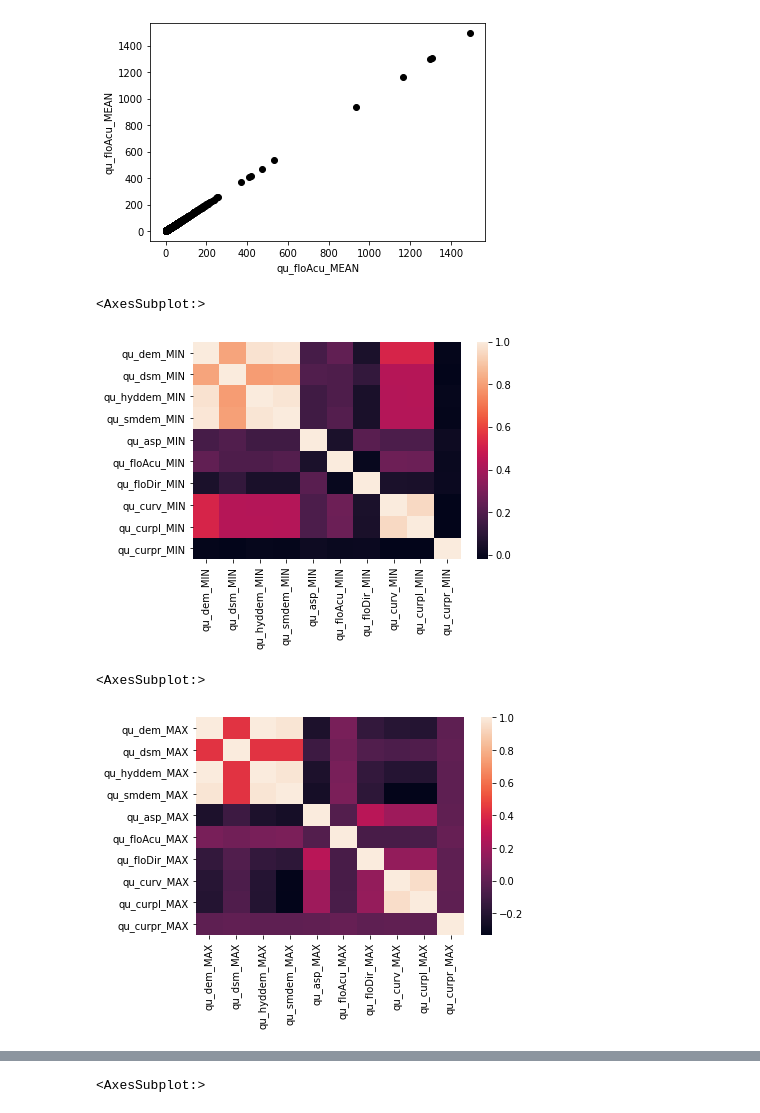
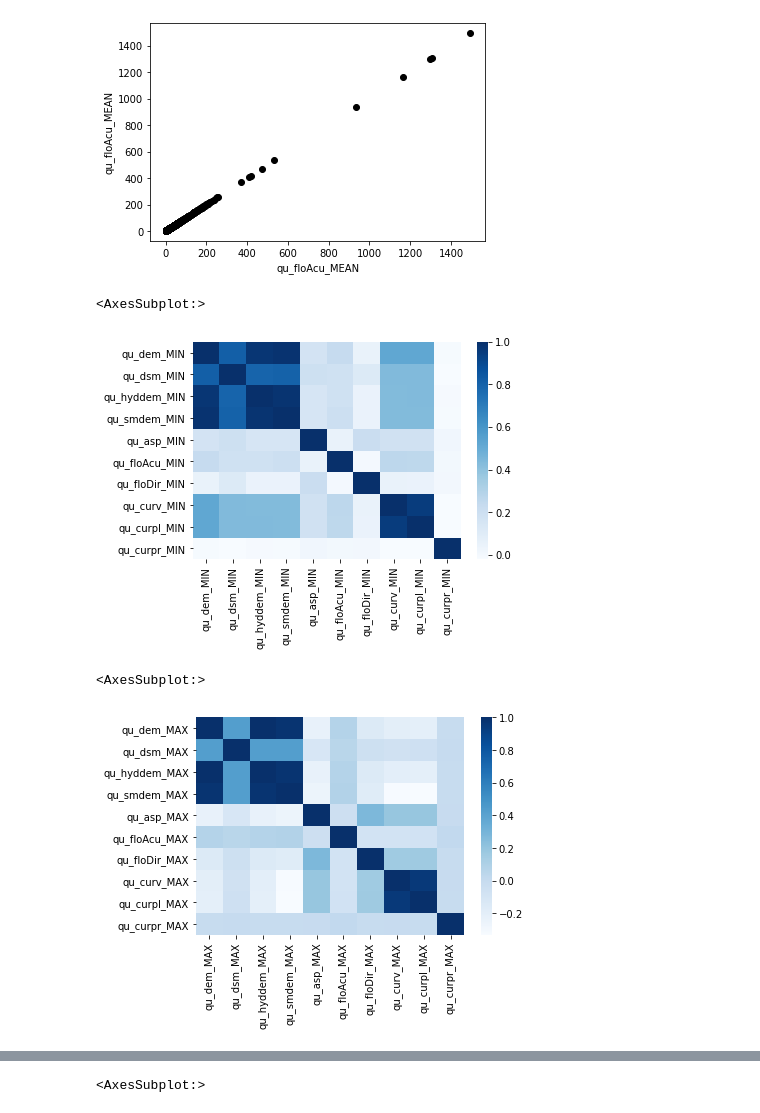
Before and after one commit to michael-suggs/earth-science-svsm, a Jupyter notebook: earthScienceDataFrame0.ipynb, the cells around one changed output, grey strips where cells are left out. Saved outputs shown, nothing was run; the diff lists cells and outputs as text; code cells hidden in the pictures.

Commit message:
Added Blue Heatmaps

```diff
--- a/earthScienceDataFrame0.ipynb
+++ b/earthScienceDataFrame0.ipynb
@@ -43,15 +43,15 @@ Text(0, 0.5, 'qu_floAcu_MEAN')
 # %%
 # Calculate correlation between different min variables
 columns_min = []
 for (columnName, columnData) in dfes.iteritems():
     if "MIN" in columnName:
         columns_min.append(columnName)
 dfes_min = pd.DataFrame(dfes, columns=columns_min)
 corr_min = dfes_min.corr()
-sns.heatmap(corr_min)
+sns.heatmap(corr_min, cmap="Blues")
 # %% [output]
 <AxesSubplot:>
-[figure, old version]
+[figure, new version]
 # %%
 columns_max = []
 for (columnName, columnData) in dfes.iteritems():
@@ -59,10 +59,10 @@ for (columnName, columnData) in dfes.iteritems():
         columns_max.append(columnName)
 dfes_max = pd.DataFrame(dfes, columns=columns_max)
 corr_max = dfes_max.corr()
-sns.heatmap(corr_max)
+sns.heatmap(corr_max, cmap="Blues")
 # %% [output]
 <AxesSubplot:>
-[figure, old version]
+[figure, new version]
 # %%
 columns_range = []
 for (columnName, columnData) in dfes.iteritems():
```
Also changed, not shown: parts of 3 cells of this notebook.
